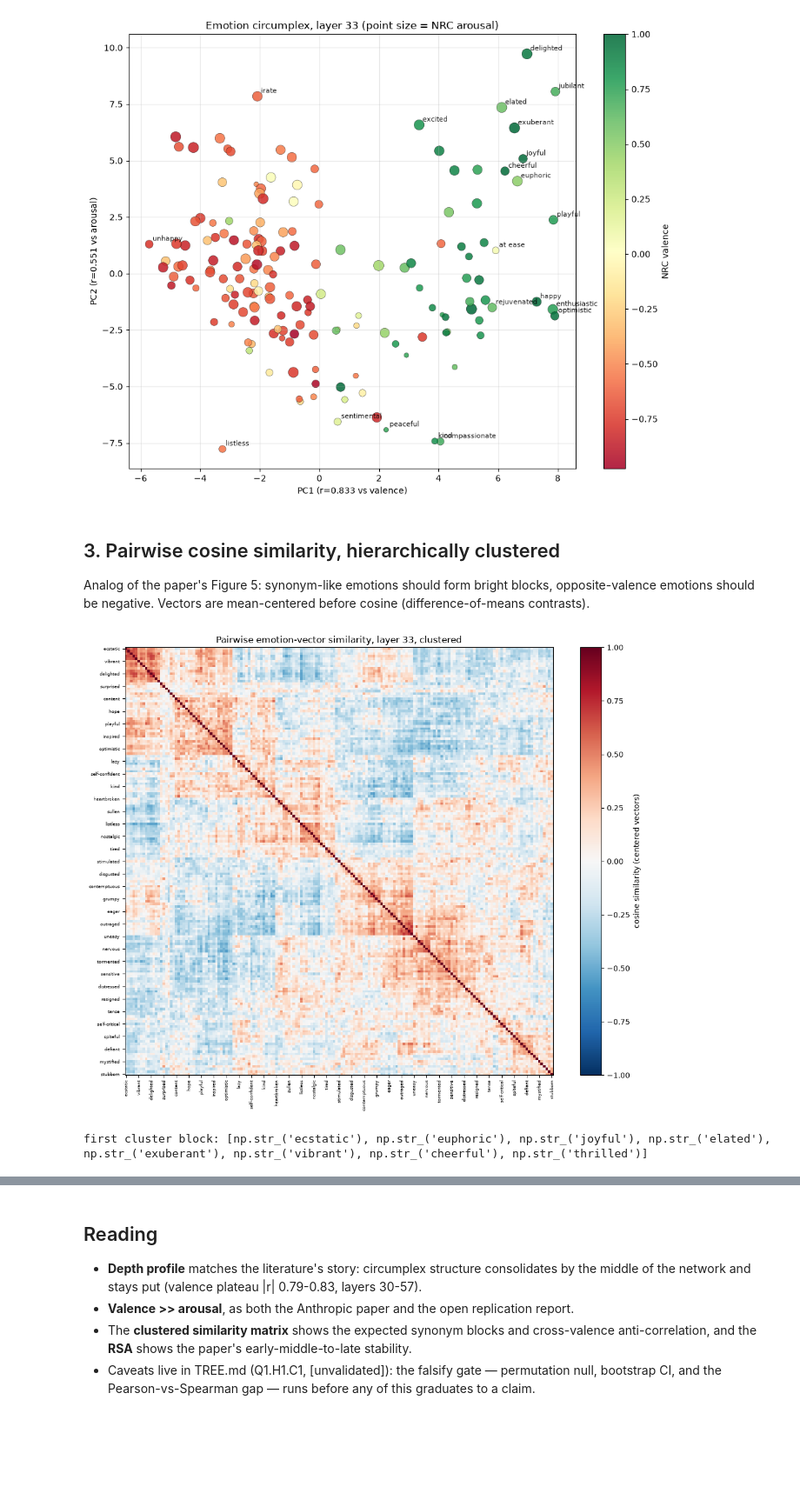
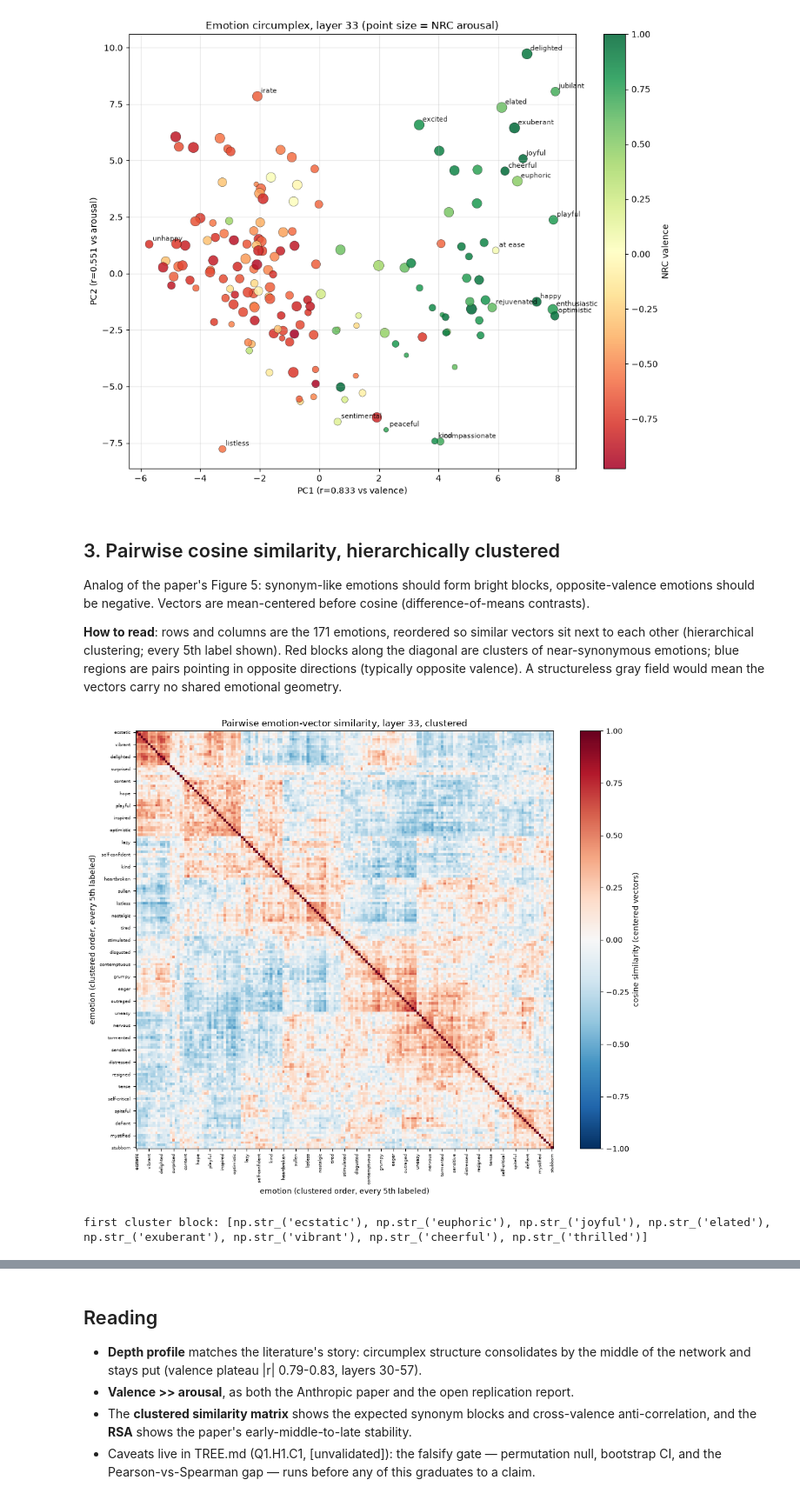
Before and after one commit to Antonio-Tresol/gemma4-emotion-vectors, a Jupyter notebook: emotion_geometry.ipynb, the cells around one changed output, grey strips where cells are left out. Shown at 87% size. Cells and saved outputs as stored; diff of their text form; code cells hidden in the pictures; blank space fills up the shorter version.

Commit message:
Notebook: axis labels on the heatmap, how-to-read notes on every figure
Co-Authored-By: Claude Fable 5 <noreply@anthropic.com>

```diff
--- a/emotion_geometry.ipynb
+++ b/emotion_geometry.ipynb
@@ -89,28 +100,36 @@ ax.grid(alpha=0.3); plt.tight_layout(); plt.show()
 
 Analog of the paper's Figure 5: synonym-like emotions should form bright blocks, opposite-valence
 emotions should be negative. Vectors are mean-centered before cosine (difference-of-means contrasts).
+
+**How to read**: rows and columns are the 171 emotions, reordered so similar vectors sit next to
+each other (hierarchical clustering; every 5th label shown). Red blocks along the diagonal are
+clusters of near-synonymous emotions; blue regions are pairs pointing in opposite directions
+(typically opposite valence). A structureless gray field would mean the vectors carry no shared
+emotional geometry.
 # %%
 def centered_cosine(layer_means):
     c = layer_means - layer_means.mean(axis=0, keepdims=True)
     n = c / np.linalg.norm(c, axis=1, keepdims=True)
     return n @ n.T
 
 sim = centered_cosine(means[:, PEAK, :])
 order = hierarchy.leaves_list(hierarchy.linkage(1 - sim, method="average"))
 
 fig, ax = plt.subplots(figsize=(11, 9))
 im = ax.imshow(sim[np.ix_(order, order)], cmap="RdBu_r", vmin=-1, vmax=1)
 ticks = range(0, len(order), 5)
 ax.set_xticks(list(ticks)); ax.set_xticklabels([emotions[order[t]] for t in ticks], rotation=90, fontsize=6)
 ax.set_yticks(list(ticks)); ax.set_yticklabels([emotions[order[t]] for t in ticks], fontsize=6)
 plt.colorbar(im, label="cosine similarity (centered vectors)")
+ax.set_xlabel("emotion (clustered order, every 5th labeled)")
+ax.set_ylabel("emotion (clustered order, every 5th labeled)")
 ax.set_title("Pairwise emotion-vector similarity, layer 33, clustered")
 plt.tight_layout(); plt.show()
 
 block = [emotions[i] for i in order[:8]]
 print("first cluster block:", block)
 # %% [output]
-[figure, old version]
+[figure, new version]
 first cluster block: [np.str_('ecstatic'), np.str_('euphoric'), np.str_('joyful'), np.str_('elated'), np.str_('exuberant'), np.str_('vibrant'), np.str_('cheerful'), np.str_('thrilled')]
 # %% [markdown]
 ## 4. Representational stability across layers
```
Also changed, not shown: parts of 3 cells of this notebook.
